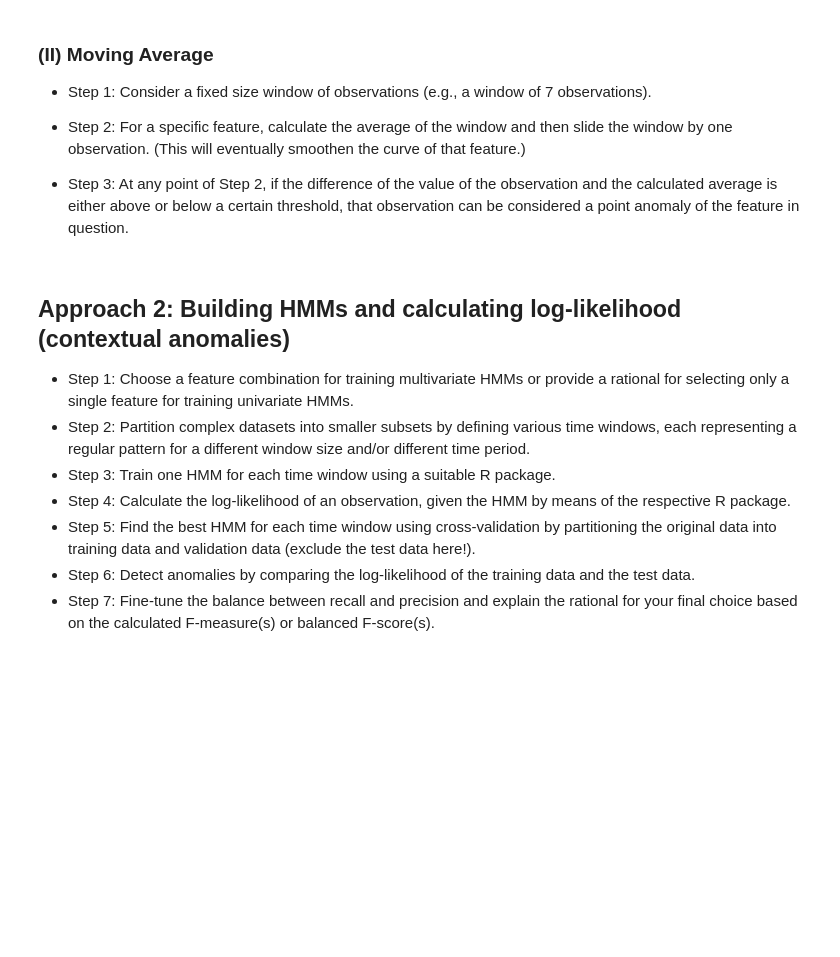
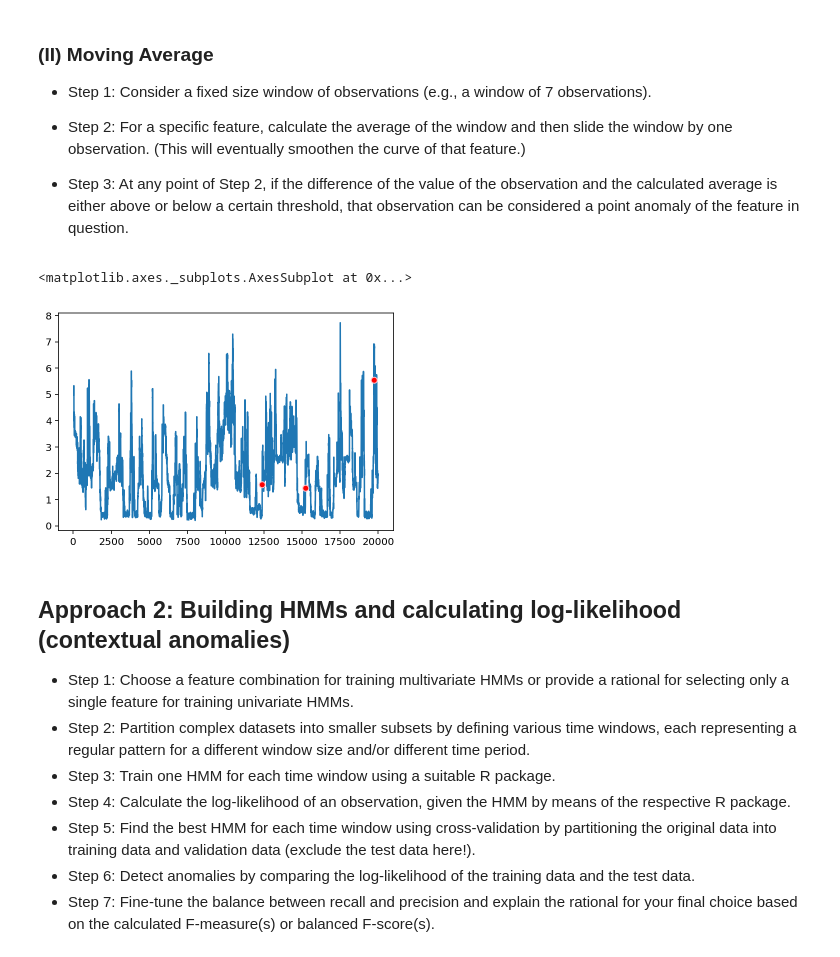
Before and after one commit to falhumai96/anomoly-detection, a Jupyter notebook: AnomalyDetection.ipynb, the cells around one changed output. Saved outputs shown, nothing was run; the diff lists cells and outputs as text; code cells hidden in the pictures; blank space fills up the shorter version.

Commit message:
Implement Moving Average

```diff
--- a/AnomalyDetection.ipynb
+++ b/AnomalyDetection.ipynb
@@ -90,3 +76,39 @@ Based on the Min and Max values of a certain feature in a specific time window o
+# %%
+pd.set_option('display.float_format', lambda x: '%.3f' % x)
+
+# Step 1: Set window size
+
+feature_name = 'Global_active_power'
+start_row = 0
+end_row   = 20000
+window_size = 7
+threshold_max = 4
+threshold_min = -4
+
+# Step 2: Get moving average of feature
+
+feature = data[feature_name]
+feature = feature[start_row:end_row]
+#feature = feature.dropna()
+
+moving_average = feature.rolling(window_size, center=False).mean()
+
+# Step 3:
+
+difference = pd.DataFrame(feature - moving_average)
+
+over_max = difference[feature_name] > threshold_max
+under_min = difference[feature_name] < threshold_min
+
+outliers = difference[under_min | over_max]
+
+moving_average.plot(marker='o',
+                    markerfacecolor='red',
+                    markeredgecolor='pink',
+                    markevery=outliers.index.tolist())
+# %% [output]
+<matplotlib.axes._subplots.AxesSubplot at 0x...>
+[figure, added]
 # %% [markdown]
 ## Approach 2: Building HMMs and calculating log-likelihood (contextual anomalies)
 
```
Also changed, not shown: parts of 2 cells of this notebook.
